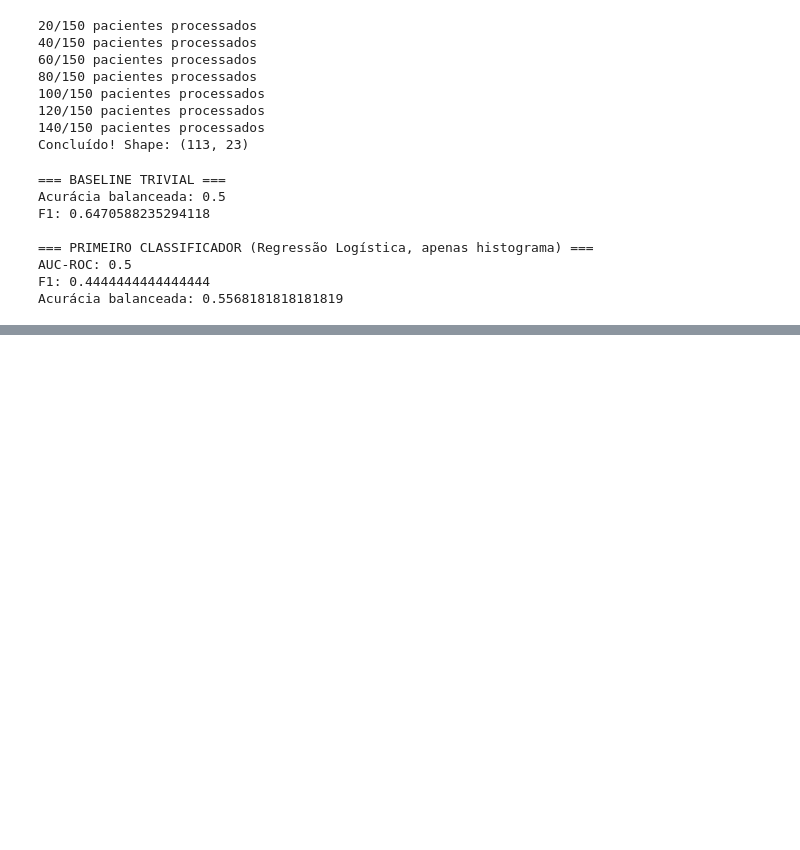
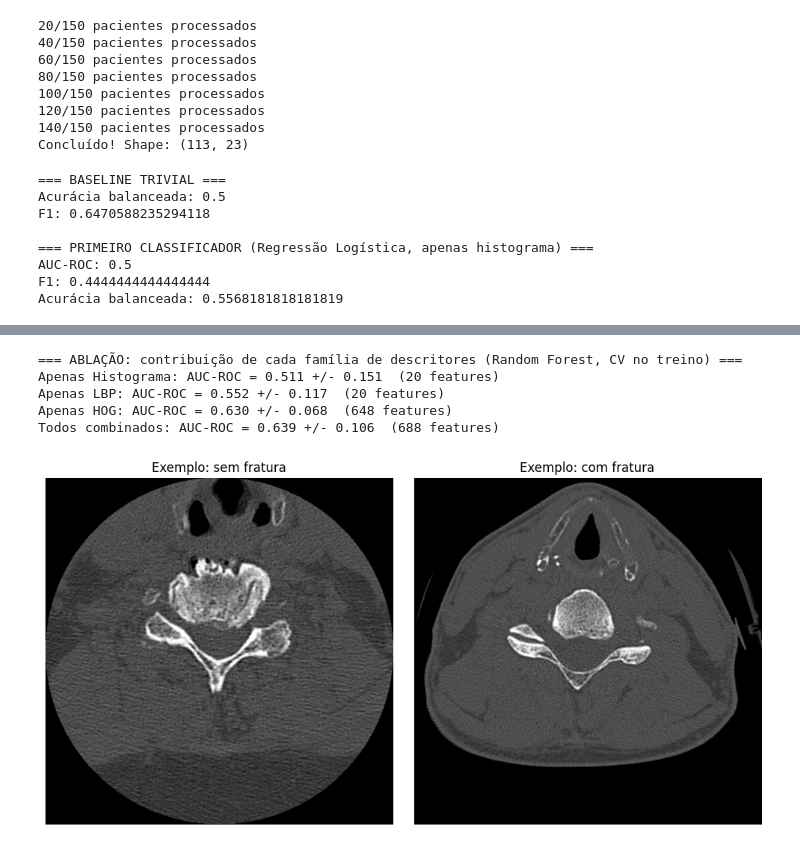
Before and after one commit to pedrovictor-glitch/tp1-g5-cervical-spine, a Jupyter notebook: notebooka4e4d95f23.ipynb, the cells around one changed output, grey strips where cells are left out. Drawn from its saved outputs; the diff is of its cells as text; code cells hidden in the pictures; blank space fills up the shorter version.

```diff
--- a/notebooka4e4d95f23.ipynb
+++ b/notebooka4e4d95f23.ipynb
@@ -184,0 +349,51 @@ Acurácia balanceada: 0.5568181818181819
+# %%
+grupos = {
+    "Apenas Histograma": [c for c in df_features.columns if c.startswith("hist_")],
+    "Apenas LBP": [c for c in df_features.columns if c.startswith("lbp_")],
+    "Apenas HOG": [c for c in df_features.columns if c.startswith("hog_")],
+    "Todos combinados": [c for c in df_features.columns if c not in colunas_meta],
+}
+
+print("=== ABLAÇÃO: contribuição de cada família de descritores (Random Forest, CV no treino) ===")
+resultados_ablacao = []
+for nome_grupo, colunas in grupos.items():
+    X = treino[colunas].fillna(0)
+    modelo_ablacao = RandomForestClassifier(n_estimators=200, random_state=SEED, class_weight="balanced")
+    scores = cross_val_score(modelo_ablacao, X, y_treino, cv=cv, scoring="roc_auc")
+    print(f"{nome_grupo}: AUC-ROC = {scores.mean():.3f} +/- {scores.std():.3f}  ({len(colunas)} features)")
+    resultados_ablacao.append({"grupo": nome_grupo, "auc_mean": scores.mean(), "auc_std": scores.std(), "n_features": len(colunas)})
+
+pd.DataFrame(resultados_ablacao).to_csv("/kaggle/working/ablacao.csv", index=False)
+# %% [output]
+=== ABLAÇÃO: contribuição de cada família de descritores (Random Forest, CV no treino) ===
+Apenas Histograma: AUC-ROC = 0.511 +/- 0.151  (20 features)
+Apenas LBP: AUC-ROC = 0.552 +/- 0.117  (20 features)
+Apenas HOG: AUC-ROC = 0.630 +/- 0.068  (648 features)
+Todos combinados: AUC-ROC = 0.639 +/- 0.106  (688 features)
+# %%
+paciente_sem_fratura = particao[particao["patient_overall"] == 0]["StudyInstanceUID"].iloc[0]
+paciente_com_fratura = particao[particao["patient_overall"] == 1]["StudyInstanceUID"].iloc[0]
+
+fig, axes = plt.subplots(1, 2, figsize=(10, 5))
+
+for ax, study_uid, titulo in zip(
+    axes,
+    [paciente_sem_fratura, paciente_com_fratura],
+    ["Exemplo: sem fratura", "Exemplo: com fratura"]
+):
+    pasta = os.path.join(base_imagens, study_uid)
+    arquivos = sorted(os.listdir(pasta))
+    ds = pydicom.dcmread(os.path.join(pasta, arquivos[len(arquivos) // 2]))
+    slope = float(getattr(ds, "RescaleSlope", 1))
+    intercept = float(getattr(ds, "RescaleIntercept", 0))
+    img_hu = ds.pixel_array.astype(float) * slope + intercept
+    img_janela = np.clip(img_hu, WINDOW_CENTER - WINDOW_WIDTH / 2, WINDOW_CENTER + WINDOW_WIDTH / 2)
+    ax.imshow(img_janela, cmap="gray")
+    ax.set_title(titulo)
+    ax.axis("off")
+
+plt.tight_layout()
+plt.savefig("/kaggle/working/exemplos_por_classe.png", dpi=150, bbox_inches="tight")
+plt.show()
+# %% [output]
+[figure, added]
```
Also changed, not shown: parts of 6 cells of this notebook.
